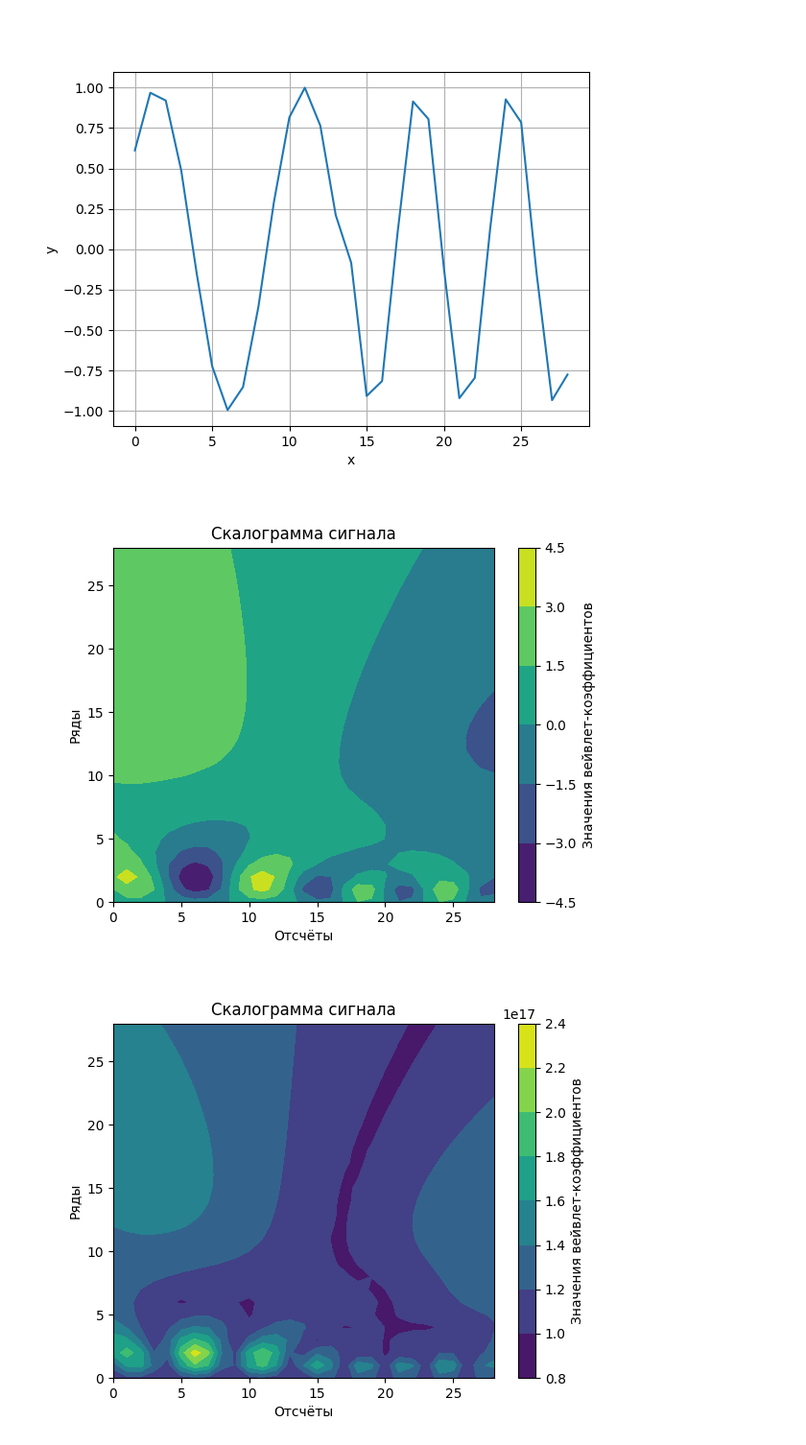
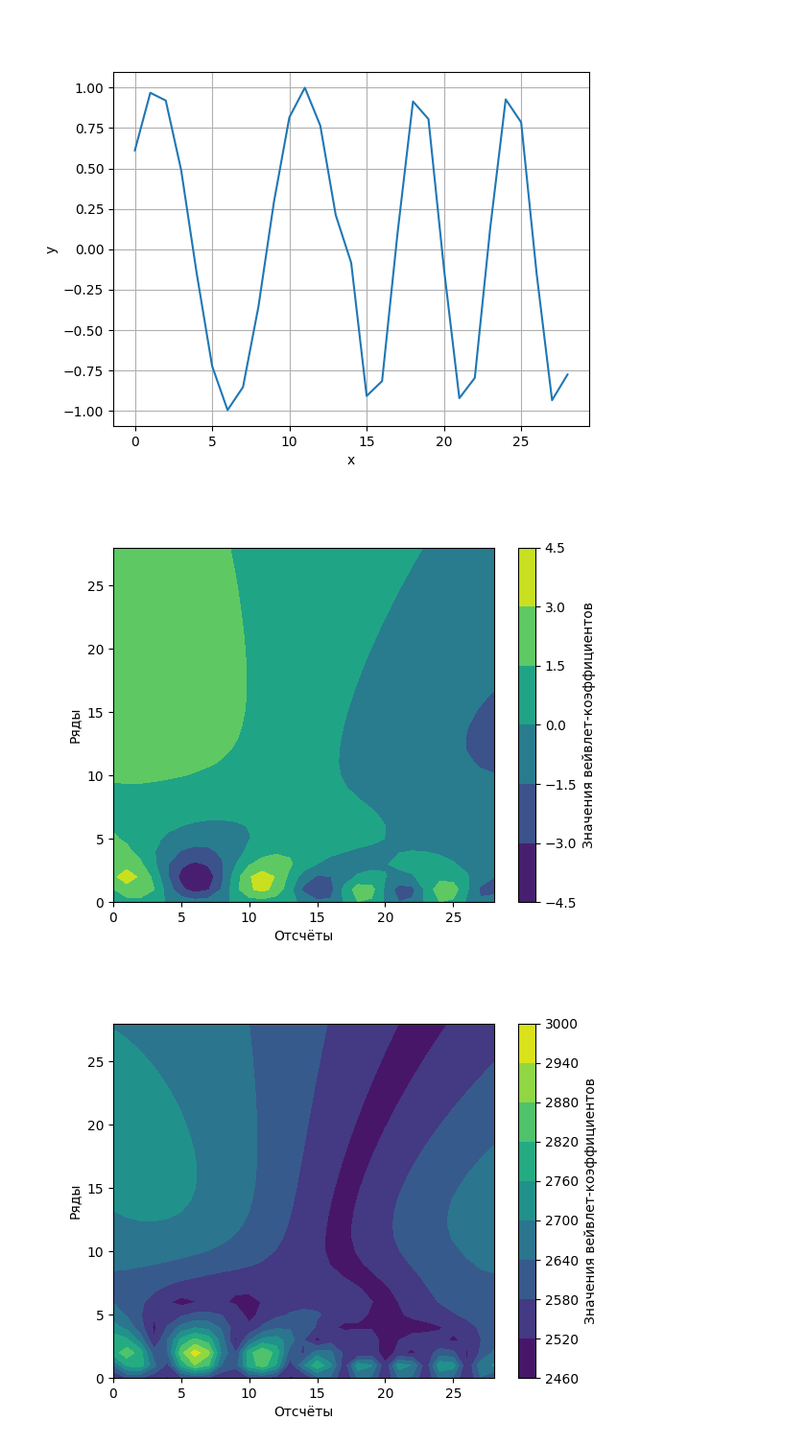
Before and after one commit to Niatomi/conversion-of-measurement-signals-course, a Jupyter notebook: src/practice_9.ipynb, the cells around one changed output. Shown at 96% size. Cells and saved outputs as stored; diff of their text form; code cells hidden in the pictures.

```diff
--- a/src/practice_9.ipynb
+++ b/src/practice_9.ipynb
@@ -37,7 +37,6 @@ def plot_scalogram(wavelet_coeficients: np.ndarray) -> None:
     fig, ax = plt.subplots(1, 1)
     cp = ax.contourf(X, Y, Z)
     fig.colorbar(cp, label='Значения вейвлет-коэффициентов')
-    ax.set_title('Скалограмма сигнала')
     ax.set_ylabel('Ряды')
     ax.set_xlabel('Отсчёты')
     plt.show()
@@ -92,11 +91,11 @@ def wavelet_transform(signal: np.ndarray,
 # %%
 plot_scalogram(wavelet_transform(signal, mexican_hat))
 # %% [output]
-[figure, old version]
+[figure, new version]
 # %%
-plot_scalogram(np.power(np.abs(wavelet_transform(signal, mexican_hat)) + 50, 10))
+plot_scalogram(np.power(np.abs(wavelet_transform(signal, mexican_hat)) + 50, 2))
 # %% [output]
-[figure, old version]
+[figure, new version]
 # %%
 N = 30
 T = (2 * np.pi / N)
```
